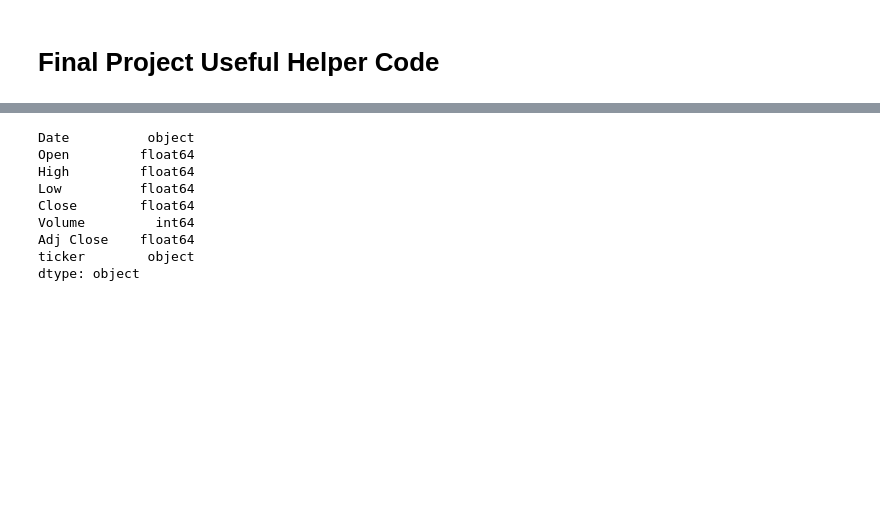
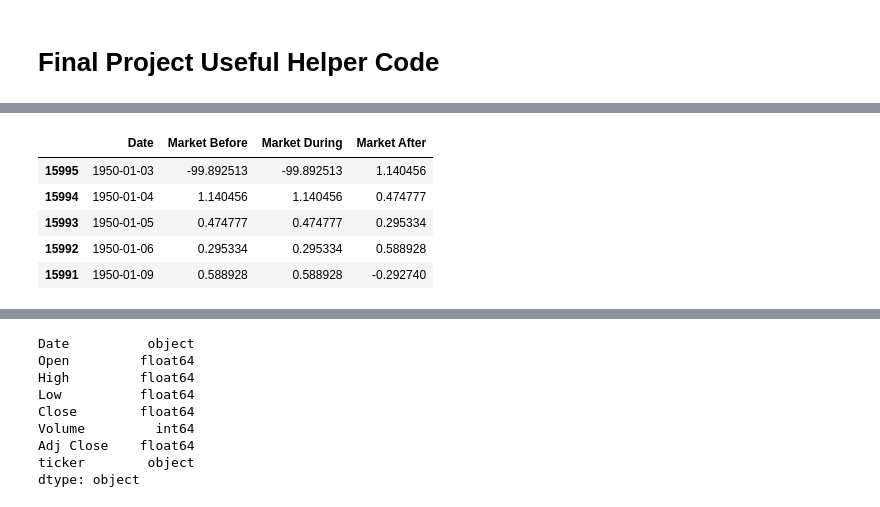
Before and after one commit to nelson-yao/MIDS-W266-Final-MSY, a Jupyter notebook: Basic Model/Template Code.ipynb, the cells around one changed output, grey strips where cells are left out. Cells and saved outputs as stored; diff of their text form; code cells hidden in the pictures; blank space fills up the shorter version.

```diff
--- a/Basic Model/Template Code.ipynb
+++ b/Basic Model/Template Code.ipynb
@@ -187,3 +172,12 @@ market_data = frame.loc[frame['ticker'] == 'gspc' , :]
+# %%
+market_data.loc[:, ['Date', 'Market Before', 'Market During', 'Market After' ]].head()
+# %% [output]
+|  | Date | Market Before | Market During | Market After |
+| 15995 | 1950-01-03 | -99.892513 | -99.892513 | 1.140456 |
+| 15994 | 1950-01-04 | 1.140456 | 1.140456 | 0.474777 |
+| 15993 | 1950-01-05 | 0.474777 | 0.474777 | 0.295334 |
+| 15992 | 1950-01-06 | 0.295334 | 0.295334 | 0.588928 |
+| 15991 | 1950-01-09 | 0.588928 | 0.588928 | -0.292740 |
 # %%
 test.loc[test["release_time_type"]==3,:]
 # %% [output]
```
Also changed, not shown: parts of 12 cells of this notebook.
